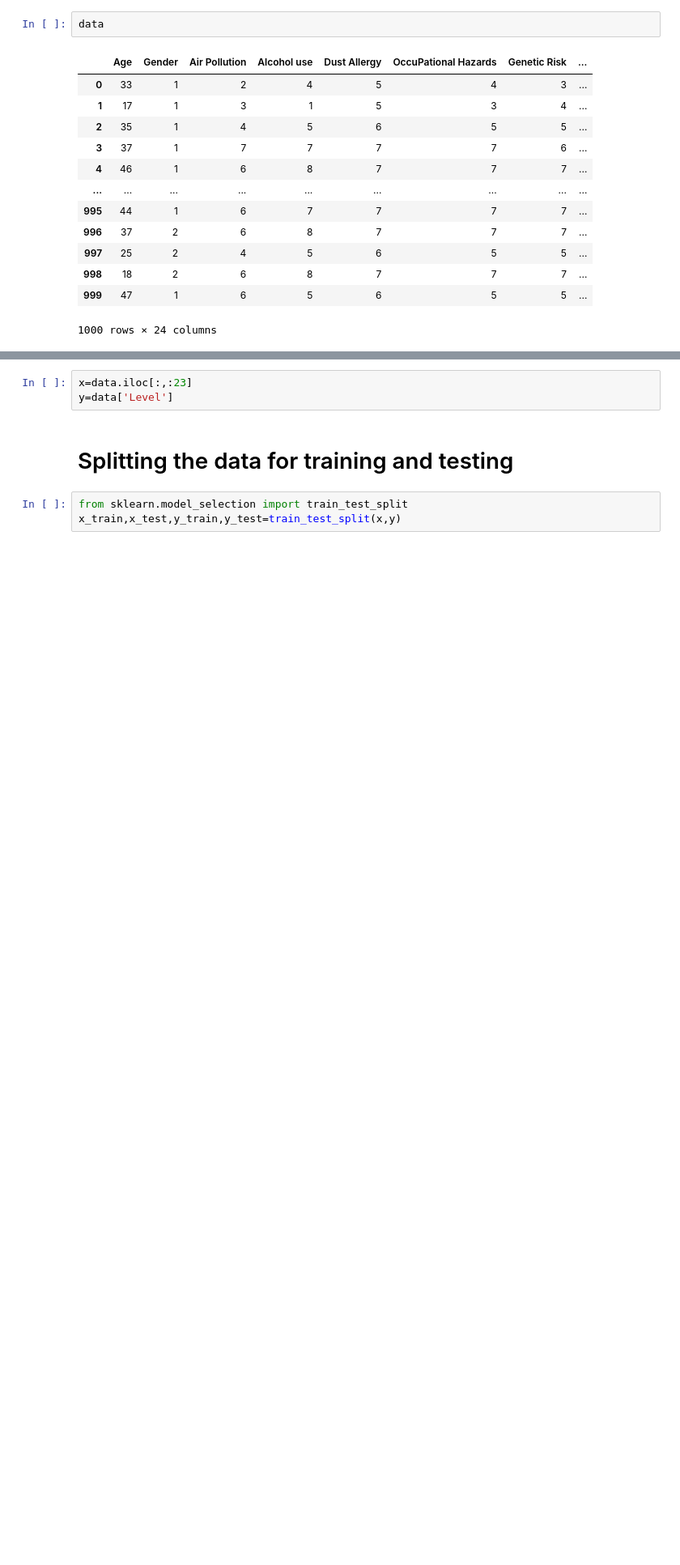
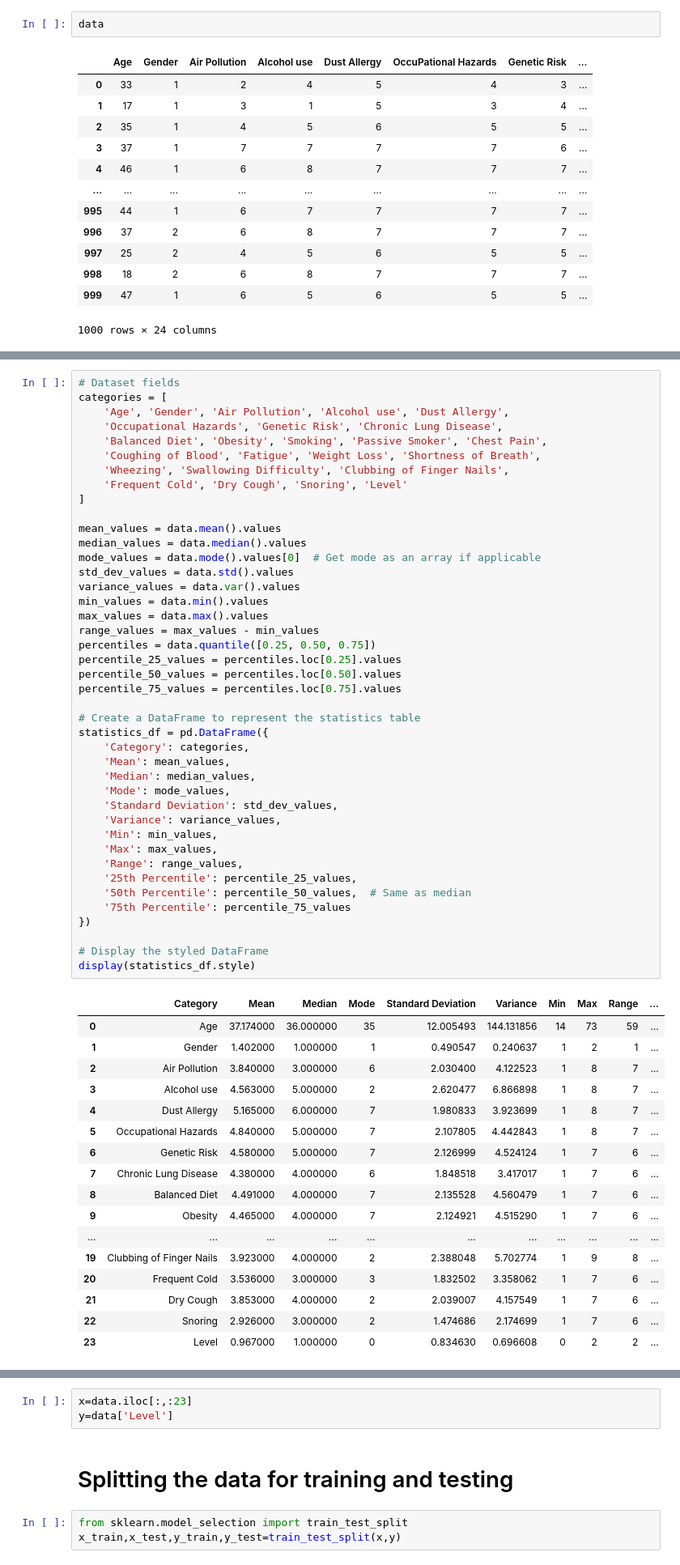
Before and after one commit to Jaynayon/cancer-predictor, a Jupyter notebook: cancer-predictor.ipynb, the cells around one changed output, grey strips where cells are left out. Shown: that part at 81% size. Cells and saved outputs as stored; diff of their text form; blank space fills up the shorter version.

Commit message:
add basic descriptive statistics

```diff
--- a/cancer-predictor.ipynb
+++ b/cancer-predictor.ipynb
@@ -158,0 +153,60 @@ data
+# %%
+# Dataset fields
+categories = [
+    'Age', 'Gender', 'Air Pollution', 'Alcohol use', 'Dust Allergy',
+    'Occupational Hazards', 'Genetic Risk', 'Chronic Lung Disease',
+    'Balanced Diet', 'Obesity', 'Smoking', 'Passive Smoker', 'Chest Pain',
+    'Coughing of Blood', 'Fatigue', 'Weight Loss', 'Shortness of Breath',
+    'Wheezing', 'Swallowing Difficulty', 'Clubbing of Finger Nails',
+    'Frequent Cold', 'Dry Cough', 'Snoring', 'Level'
+]
+
+mean_values = data.mean().values
+median_values = data.median().values
+mode_values = data.mode().values[0]  # Get mode as an array if applicable
+std_dev_values = data.std().values
+variance_values = data.var().values
+min_values = data.min().values
+max_values = data.max().values
+range_values = max_values - min_values
+percentiles = data.quantile([0.25, 0.50, 0.75])
+percentile_25_values = percentiles.loc[0.25].values
+percentile_50_values = percentiles.loc[0.50].values
+percentile_75_values = percentiles.loc[0.75].values
+
+# Create a DataFrame to represent the statistics table
+statistics_df = pd.DataFrame({
+    'Category': categories,
+    'Mean': mean_values,
+    'Median': median_values,
+    'Mode': mode_values,
+    'Standard Deviation': std_dev_values,
+    'Variance': variance_values,
+    'Min': min_values,
+    'Max': max_values,
+    'Range': range_values,
+    '25th Percentile': percentile_25_values,
+    '50th Percentile': percentile_50_values,  # Same as median
+    '75th Percentile': percentile_75_values
+})
+
+# Display the styled DataFrame
+display(statistics_df.style)
+# %% [output]
+|  | Category | Mean | Median | Mode | Standard Deviation | Variance | Min | Max | Range | ... |
+| 0 | Age | 37.174000 | 36.000000 | 35 | 12.005493 | 144.131856 | 14 | 73 | 59 | ... |
+| 1 | Gender | 1.402000 | 1.000000 | 1 | 0.490547 | 0.240637 | 1 | 2 | 1 | ... |
+| 2 | Air Pollution | 3.840000 | 3.000000 | 6 | 2.030400 | 4.122523 | 1 | 8 | 7 | ... |
+| 3 | Alcohol use | 4.563000 | 5.000000 | 2 | 2.620477 | 6.866898 | 1 | 8 | 7 | ... |
+| 4 | Dust Allergy | 5.165000 | 6.000000 | 7 | 1.980833 | 3.923699 | 1 | 8 | 7 | ... |
+| 5 | Occupational Hazards | 4.840000 | 5.000000 | 7 | 2.107805 | 4.442843 | 1 | 8 | 7 | ... |
+| 6 | Genetic Risk | 4.580000 | 5.000000 | 7 | 2.126999 | 4.524124 | 1 | 7 | 6 | ... |
+| 7 | Chronic Lung Disease | 4.380000 | 4.000000 | 6 | 1.848518 | 3.417017 | 1 | 7 | 6 | ... |
+| 8 | Balanced Diet | 4.491000 | 4.000000 | 7 | 2.135528 | 4.560479 | 1 | 7 | 6 | ... |
+| 9 | Obesity | 4.465000 | 4.000000 | 7 | 2.124921 | 4.515290 | 1 | 7 | 6 | ... |
+| ... | ... | ... | ... | ... | ... | ... | ... | ... | ... | ... |
+| 19 | Clubbing of Finger Nails | 3.923000 | 4.000000 | 2 | 2.388048 | 5.702774 | 1 | 9 | 8 | ... |
+| 20 | Frequent Cold | 3.536000 | 3.000000 | 3 | 1.832502 | 3.358062 | 1 | 7 | 6 | ... |
+| 21 | Dry Cough | 3.853000 | 4.000000 | 2 | 2.039007 | 4.157549 | 1 | 7 | 6 | ... |
+| 22 | Snoring | 2.926000 | 3.000000 | 2 | 1.474686 | 2.174699 | 1 | 7 | 6 | ... |
+| 23 | Level | 0.967000 | 1.000000 | 0 | 0.834630 | 0.696608 | 0 | 2 | 2 | ... |
```
Also changed, not shown: parts of 7 cells of this notebook.
